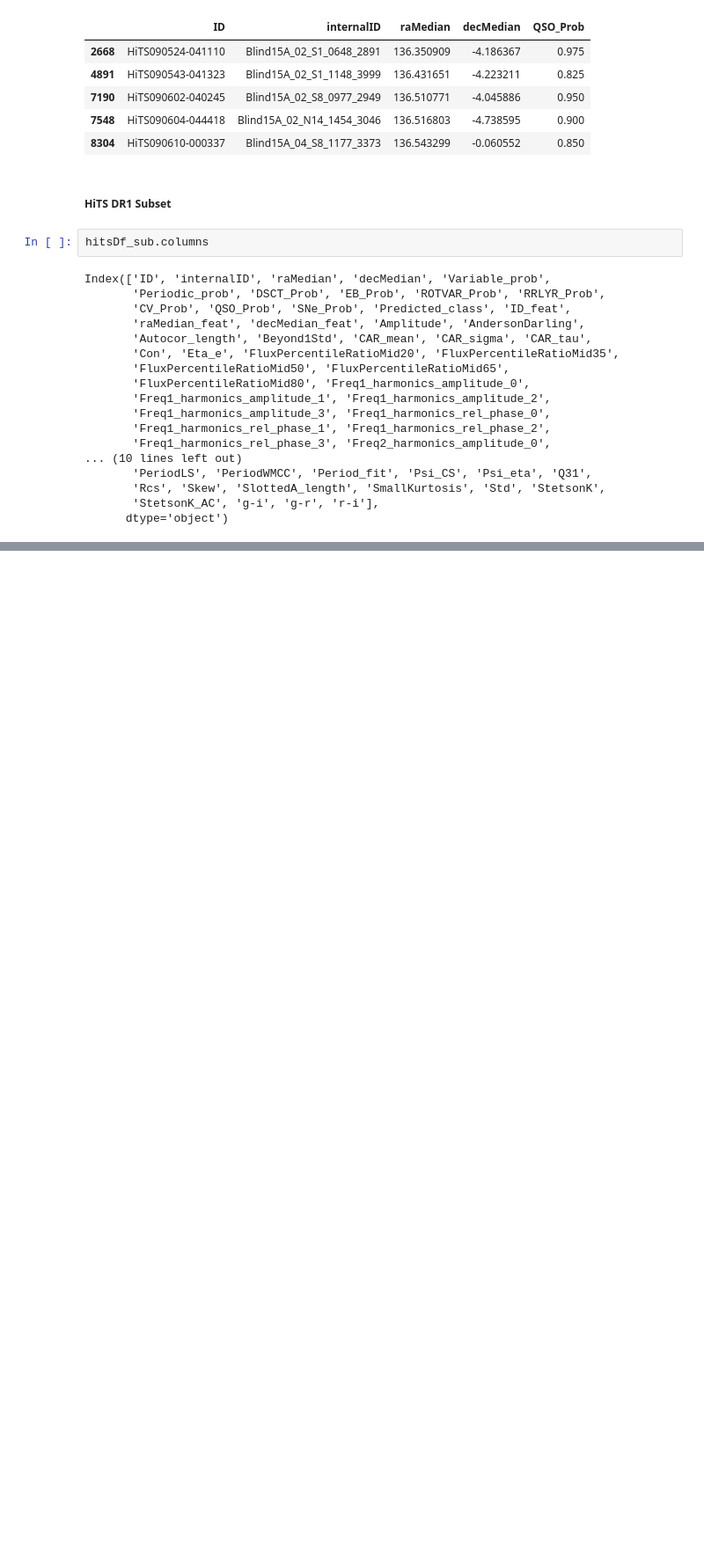
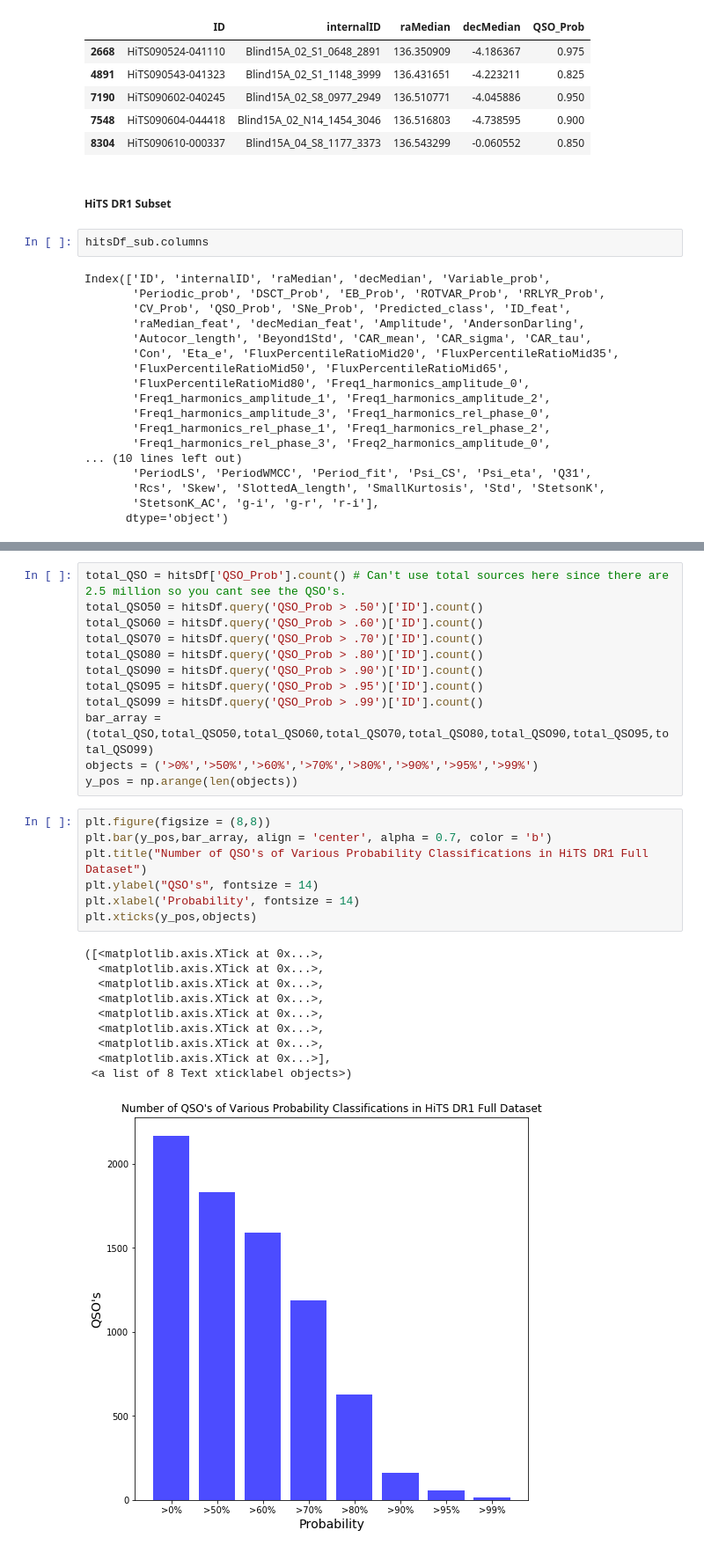
Before and after one commit to mrawls/lsst-hits-bump, a Jupyter notebook: tw94/ASTR_499_NB1.ipynb, the cells around one changed output, grey strips where cells are left out. Shown at 88% size. Drawn from its saved outputs; the diff is of its cells as text; blank space fills up the shorter version.

```diff
--- a/tw94/ASTR_499_NB1.ipynb
+++ b/tw94/ASTR_499_NB1.ipynb
@@ -157,0 +211,30 @@ hitsDfQSO_sub = hitsDfQSO_sub_filter.drop([], axis = 1)
+# %%
+total_QSO = hitsDf['QSO_Prob'].count() # Can't use total sources here since there are 2.5 million so you cant see the QSO's.
+total_QSO50 = hitsDf.query('QSO_Prob > .50')['ID'].count()
+total_QSO60 = hitsDf.query('QSO_Prob > .60')['ID'].count()
+total_QSO70 = hitsDf.query('QSO_Prob > .70')['ID'].count()
+total_QSO80 = hitsDf.query('QSO_Prob > .80')['ID'].count()
+total_QSO90 = hitsDf.query('QSO_Prob > .90')['ID'].count()
+total_QSO95 = hitsDf.query('QSO_Prob > .95')['ID'].count()
+total_QSO99 = hitsDf.query('QSO_Prob > .99')['ID'].count()
+bar_array = (total_QSO,total_QSO50,total_QSO60,total_QSO70,total_QSO80,total_QSO90,total_QSO95,total_QSO99)
+objects = ('>0%','>50%','>60%','>70%','>80%','>90%','>95%','>99%')
+y_pos = np.arange(len(objects))
+# %%
+plt.figure(figsize = (8,8))
+plt.bar(y_pos,bar_array, align = 'center', alpha = 0.7, color = 'b')
+plt.title("Number of QSO's of Various Probability Classifications in HiTS DR1 Full Dataset")
+plt.ylabel("QSO's", fontsize = 14)
+plt.xlabel('Probability', fontsize = 14)
+plt.xticks(y_pos,objects)
+# %% [output]
+([<matplotlib.axis.XTick at 0x...>,
+  <matplotlib.axis.XTick at 0x...>,
+  <matplotlib.axis.XTick at 0x...>,
+  <matplotlib.axis.XTick at 0x...>,
+  <matplotlib.axis.XTick at 0x...>,
+  <matplotlib.axis.XTick at 0x...>,
+  <matplotlib.axis.XTick at 0x...>,
+  <matplotlib.axis.XTick at 0x...>],
+ <a list of 8 Text xticklabel objects>)
+[figure, added]
```
Also changed, not shown: parts of 17 cells of this notebook.
